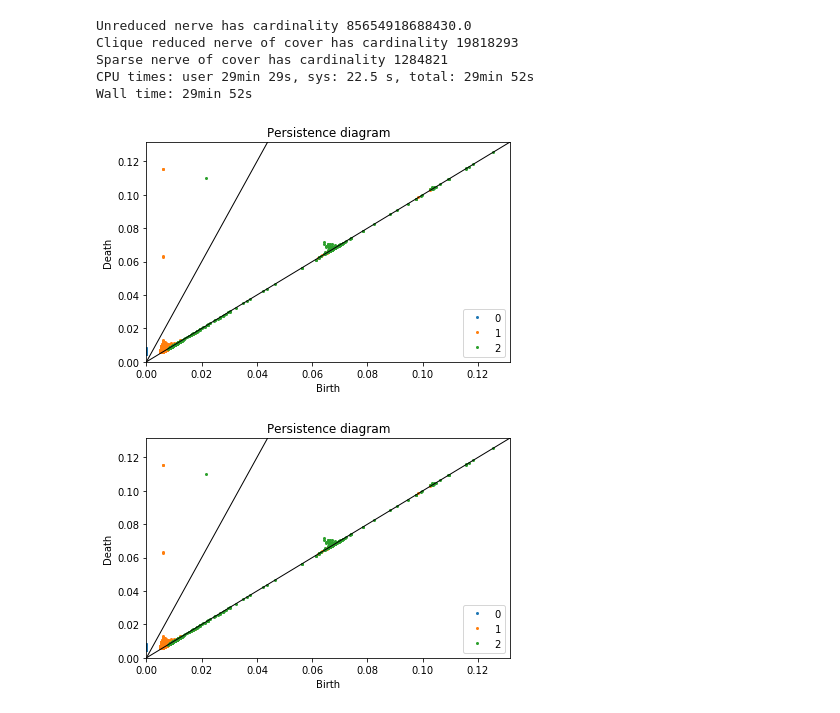
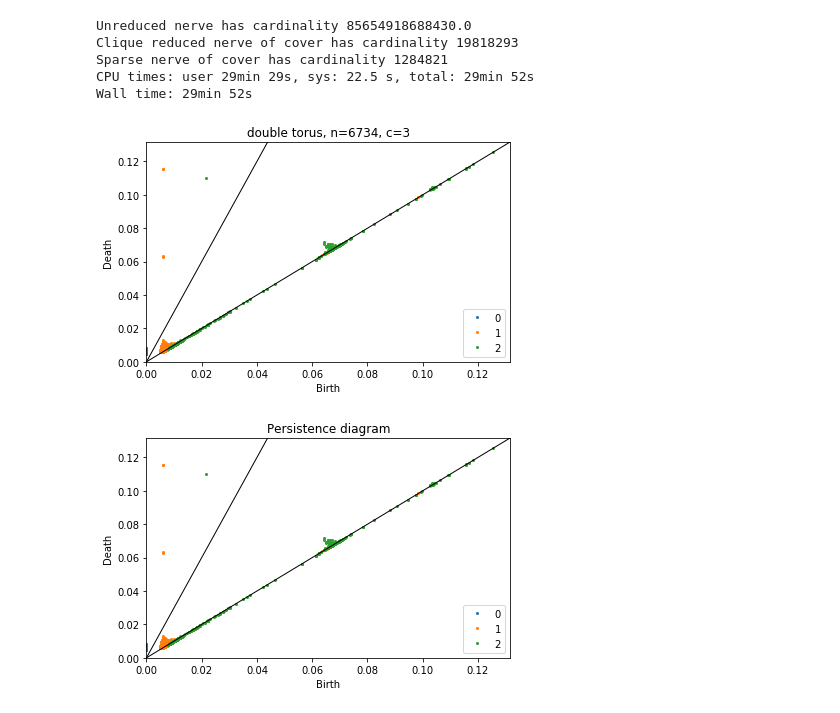
Before and after one commit to mbr085/Sparse-Dowker-Nerves, a Jupyter notebook: double_torus.ipynb, the cells around one changed output. Cells and saved outputs as stored; diff of their text form; code cells hidden in the pictures.

```diff
--- a/double_torus.ipynb
+++ b/double_torus.ipynb
@@ -45,12 +45,13 @@ Wall time: 29min 52s
 # %%
 plot_dowker = plot_persistence(homology_dowker,
                                ticks=None,
                                interleaving=interleaving,
                                cover_radius=cover_radius_dowker,
                                max_filtration_value=max_filtration_value_dowker,
+                               title='double torus, n=6734, c=3',
                                s=10)
 # %% [output]
-[figure, old version]
+[figure, new version]
 # %%
 plot_sheehy = plot_persistence(homology_sheehy,
                                ticks=None,
```
